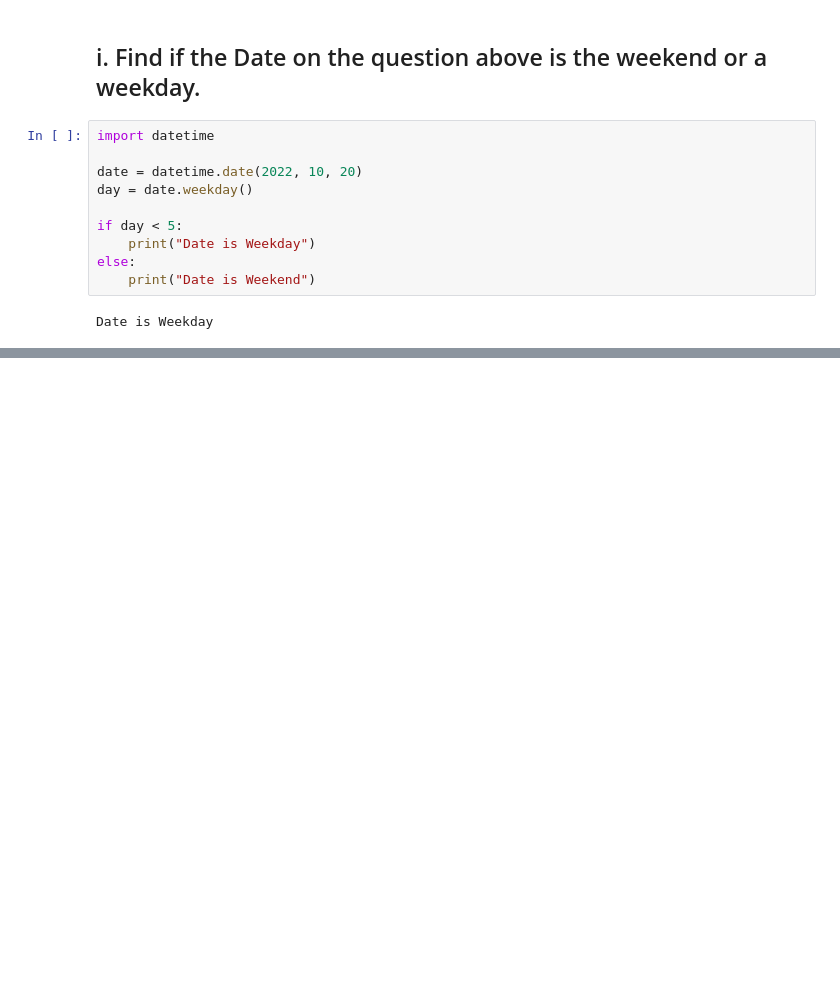
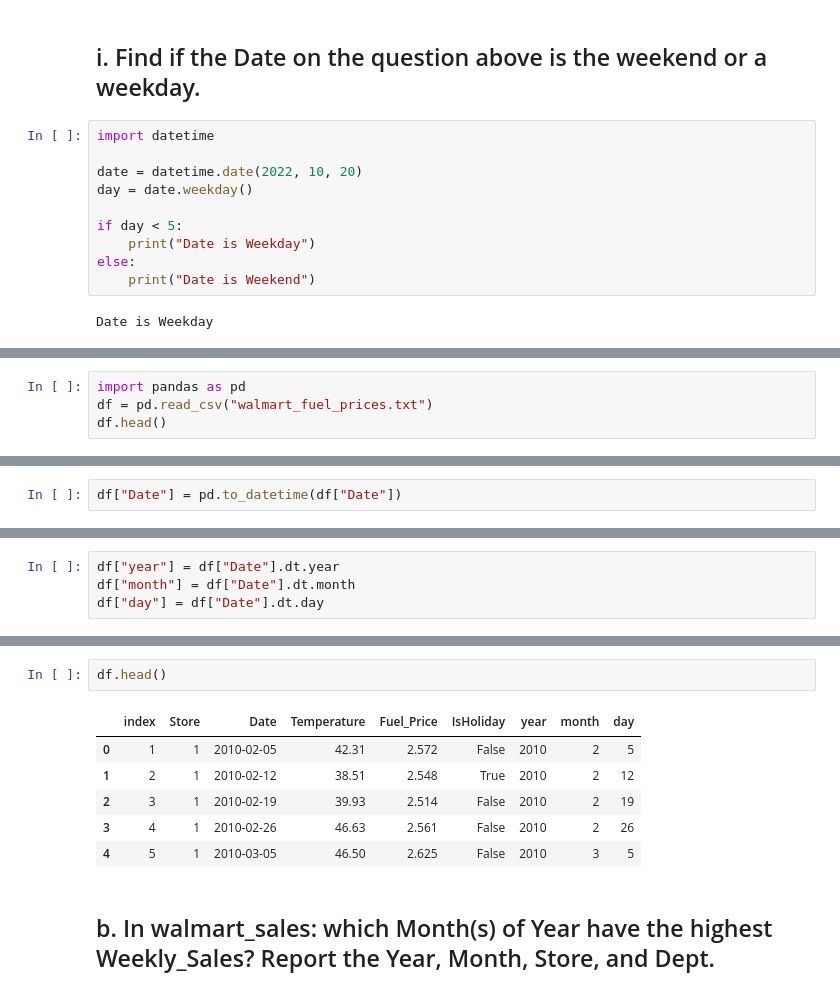
Before and after one commit to MapsaBootCamp/ML3_EXERCISE, a Jupyter notebook: week7=section2.ipynb, the cells around one changed output, grey strips where cells are left out. Saved outputs shown, nothing was run; the diff lists cells and outputs as text; blank space fills up the shorter version.

```diff
--- a/week7=section2.ipynb
+++ b/week7=section2.ipynb
@@ -120,0 +125,4 @@ Date is Weekday
+# %%
+import pandas as pd
+df = pd.read_csv("walmart_fuel_prices.txt")
+df.head()
@@ -120,0 +151,2 @@ Date is Weekday
+# %%
+df["Date"] = pd.to_datetime(df["Date"])
@@ -120,0 +157,4 @@ Date is Weekday
+# %%
+df["year"] = df["Date"].dt.year
+df["month"] = df["Date"].dt.month
+df["day"] = df["Date"].dt.day
@@ -120,0 +170,11 @@ Date is Weekday
+# %%
+df.head()
+# %% [output]
+|  | index | Store | Date | Temperature | Fuel_Price | IsHoliday | year | month | day |
+| 0 | 1 | 1 | 2010-02-05 | 42.31 | 2.572 | False | 2010 | 2 | 5 |
+| 1 | 2 | 1 | 2010-02-12 | 38.51 | 2.548 | True | 2010 | 2 | 12 |
+| 2 | 3 | 1 | 2010-02-19 | 39.93 | 2.514 | False | 2010 | 2 | 19 |
+| 3 | 4 | 1 | 2010-02-26 | 46.63 | 2.561 | False | 2010 | 2 | 26 |
+| 4 | 5 | 1 | 2010-03-05 | 46.50 | 2.625 | False | 2010 | 3 | 5 |
+# %% [markdown]
+## b. In walmart_sales: which Month(s) of Year have the highest Weekly_Sales? Report the Year, Month, Store, and Dept.
```
Also changed, not shown: parts of 24 cells of this notebook.
